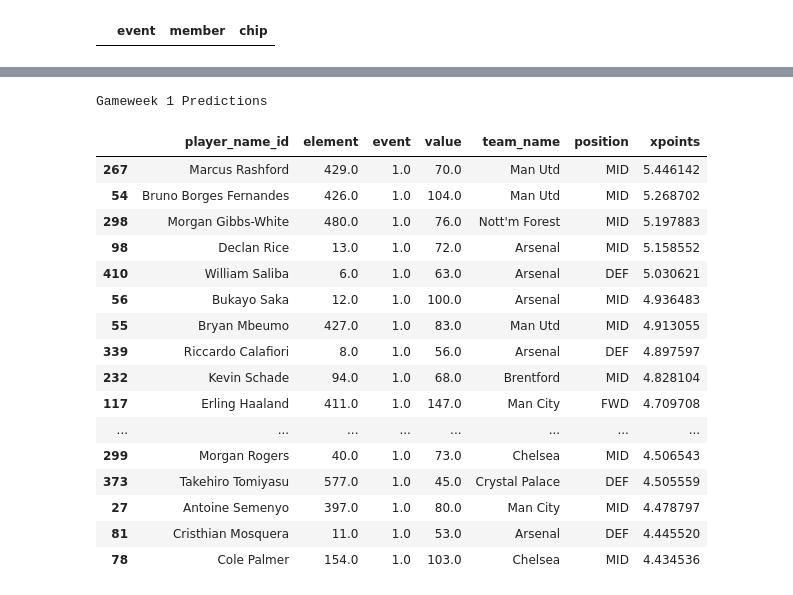
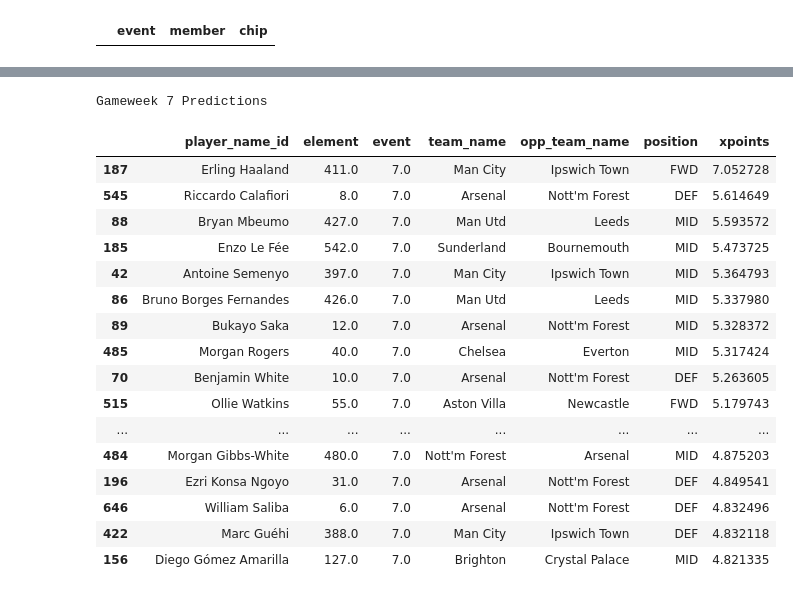
Before and after one commit to chrisimpacts/FPL-Points-Predictor, a Jupyter notebook: 2_FPL-Transform_Predict.ipynb, the cells around one changed output, grey strips where cells are left out. Cells and saved outputs as stored; diff of their text form; code cells hidden in the pictures.

```diff
--- a/2_FPL-Transform_Predict.ipynb
+++ b/2_FPL-Transform_Predict.ipynb
@@ -1027,8 +937,8 @@ Overdispersion ratio (Var/Mean): 1.000
 ✅ Poisson assumption looks reasonable.
 # %%
 #Create the data which the prediction data should be added to
-prediction_data = df[(df['season']==current_season)
-                     &(df['event']>=current_gw+1)]
+prediction_data = playergw_transformed[(playergw_transformed['season']==current_season)
+                     &(playergw_transformed['event']>=current_gw+1)]
 # %%
 def predict_target_vectorized(df, model_dict, col_name):
     preds = []
@@ -1310,9 +1174,10 @@ overperf_adjustments = build_player_adjustments(
     stat_pairs=[
         ('goals_scored',  'expected_goals',   'xg'),
         ('assists',       'expected_assists',  'xa')],
-    taper_k_90s=15.0, # 15 90s needed for 50% credibility (50% observed & 50% prior(1))
-    only_if_significant=True, # only adjust if p < 0.05
+    taper_k_90s=20.0, # 20 90s needed for 50% credibility (50% observed & 50% prior(1))
+    only_if_significant=True, # only adjust if p < alpha
     min_xstat=2.0, # need ≥2 cumulative xG/xA to run test
+    alpha=0.2,
 )
 
 print(f"Computed adjustments for {len(overperf_adjustments)} players")
@@ -1382,17 +1230,14 @@ See the caveats in the documentation: https://pandas.pydata.org/pandas-docs/stab
 import pandas as pd
 from scipy.stats import nbinom
 
-def calculate_negbinom_parameters(position_list, df):
+def calculate_dispersion_parameters(position_list, df):
 
     # 1. Calculate mean and variance
     filtered = (df['minutes'] > 0) & (df['defensive_contribution_per90'] > 0) & (df['defensive_contribution_per90'] < 40) & (df['position'].isin(position_list))
     mean = df[filtered]['defensive_contribution_per90'].mean()
     variance = df[filtered]['defensive_contribution_per90'].var()
-    # r = number of successes
-    r = (mean**2) / (variance - mean)
-    # p = success probability
-    p = r / (r + mean)
-    return r,p
+    dispersion = variance / mean if mean > 0 else 1.0
+    return dispersion
 # %%
 from scipy.stats import poisson
 import numpy as np
@@ -1550,6 +1393,7 @@ See the caveats in the documentation: https://pandas.pydata.org/pandas-docs/stab
 # %%
-predictions = prediction_data[['player_name_id', 'team_name','team_elo','element','position','opp_team_name','opp_team_elo', 'season', 'value', 'event','fixture',
-                       'mins_pred', 'xgp90_pred', 'xap90_pred', 'xgcp90_pred',
+predictions = prediction_data[['player_name_id', 'team_name','team_elo','element','position','opp_team_name',
+                        'opp_team_elo', 'team_attack_elo', 'opp_team_attack_elo', 'team_defence_elo', 'opp_team_defence_elo',
+                        'season', 'value', 'event','fixture','mins_pred', 'xgp90_pred', 'xap90_pred', 'xgcp90_pred',
                        'xpoints_mins', 'xpoints_goals', 'xpoints_assists', 'xg_overperf_factor', 'xa_overperf_factor','xpoints_clean_sheets','xpoints_shots_saved',
                        'xpoints_goals_conceded','xpoints_defcon','xpoints_bonus','xpoints']]
 fixture_predictions = predictions.copy()  # keep per-fixture detail
@@ -1566,6 +1410,10 @@ predictions_by_gw = predictions.groupby(
     team_elo=('team_elo', 'first'),
     opp_team_name=('opp_team_name', lambda x: '; '.join(x.dropna())), # concatenate opponent names for multiple fixtures
     opp_team_elo=('opp_team_elo', 'mean'),
+    team_attack_elo=('team_attack_elo', 'mean'),
+    opp_team_attack_elo=('opp_team_attack_elo', 'mean'),
+    team_defence_elo=('team_defence_elo', 'mean'),
+    opp_team_defence_elo=('opp_team_defence_elo', 'mean'),
     position=('position', 'first'),
     value=('value', 'first'),
     #count fixtures to identify DGWs
@@ -1588,6 +1436,6 @@ predictions_by_gw = predictions.groupby(
     xap90_pred=('xap90_pred', 'mean'),
     xgcp90_pred=('xgcp90_pred', 'mean'),
 )
-
+print("NAs in predictions_by_gw:")
 predictions_by_gw[predictions_by_gw['player_name_id'].isna()]
 # %% [output]
@@ -1767,27 +1824,27 @@ view
 # %%
 print(f"Gameweek {current_gw+1} Predictions")
 predictions_by_gw[
     predictions_by_gw['event']==current_gw+1
-].pivot_table(index=['player_name_id',"element",'event',"value","team_name","position"], values='xpoints', aggfunc='sum').reset_index().sort_values(by='xpoints', ascending=False).head(20)
+].pivot_table(index=['player_name_id',"element",'event',"team_name","opp_team_name","position"], values='xpoints', aggfunc='sum').reset_index().sort_values(by='xpoints', ascending=False).head(20)
 # %% [output]
-Gameweek 1 Predictions
+Gameweek 7 Predictions
-|  | player_name_id | element | event | value | team_name | position | xpoints |
-| 267 | Marcus Rashford | 429.0 | 1.0 | 70.0 | Man Utd | MID | 5.446142 |
-| 54 | Bruno Borges Fernandes | 426.0 | 1.0 | 104.0 | Man Utd | MID | 5.268702 |
-| 298 | Morgan Gibbs-White | 480.0 | 1.0 | 76.0 | Nott'm Forest | MID | 5.197883 |
-| 98 | Declan Rice | 13.0 | 1.0 | 72.0 | Arsenal | MID | 5.158552 |
-| 410 | William Saliba | 6.0 | 1.0 | 63.0 | Arsenal | DEF | 5.030621 |
-| 56 | Bukayo Saka | 12.0 | 1.0 | 100.0 | Arsenal | MID | 4.936483 |
-| 55 | Bryan Mbeumo | 427.0 | 1.0 | 83.0 | Man Utd | MID | 4.913055 |
-| 339 | Riccardo Calafiori | 8.0 | 1.0 | 56.0 | Arsenal | DEF | 4.897597 |
-| 232 | Kevin Schade | 94.0 | 1.0 | 68.0 | Brentford | MID | 4.828104 |
-| 117 | Erling Haaland | 411.0 | 1.0 | 147.0 | Man City | FWD | 4.709708 |
+|  | player_name_id | element | event | team_name | opp_team_name | position | xpoints |
+| 187 | Erling Haaland | 411.0 | 7.0 | Man City | Ipswich Town | FWD | 7.052728 |
+| 545 | Riccardo Calafiori | 8.0 | 7.0 | Arsenal | Nott'm Forest | DEF | 5.614649 |
+| 88 | Bryan Mbeumo | 427.0 | 7.0 | Man Utd | Leeds | MID | 5.593572 |
+| 185 | Enzo Le Fée | 542.0 | 7.0 | Sunderland | Bournemouth | MID | 5.473725 |
+| 42 | Antoine Semenyo | 397.0 | 7.0 | Man City | Ipswich Town | MID | 5.364793 |
+| 86 | Bruno Borges Fernandes | 426.0 | 7.0 | Man Utd | Leeds | MID | 5.337980 |
+| 89 | Bukayo Saka | 12.0 | 7.0 | Arsenal | Nott'm Forest | MID | 5.328372 |
+| 485 | Morgan Rogers | 40.0 | 7.0 | Chelsea | Everton | MID | 5.317424 |
+| 70 | Benjamin White | 10.0 | 7.0 | Arsenal | Nott'm Forest | DEF | 5.263605 |
+| 515 | Ollie Watkins | 55.0 | 7.0 | Aston Villa | Newcastle | FWD | 5.179743 |
 | ... | ... | ... | ... | ... | ... | ... | ... |
-| 299 | Morgan Rogers | 40.0 | 1.0 | 73.0 | Chelsea | MID | 4.506543 |
-| 373 | Takehiro Tomiyasu | 577.0 | 1.0 | 45.0 | Crystal Palace | DEF | 4.505559 |
-| 27 | Antoine Semenyo | 397.0 | 1.0 | 80.0 | Man City | MID | 4.478797 |
-| 81 | Cristhian Mosquera | 11.0 | 1.0 | 53.0 | Arsenal | DEF | 4.445520 |
-| 78 | Cole Palmer | 154.0 | 1.0 | 103.0 | Chelsea | MID | 4.434536 |
+| 484 | Morgan Gibbs-White | 480.0 | 7.0 | Nott'm Forest | Arsenal | MID | 4.875203 |
+| 196 | Ezri Konsa Ngoyo | 31.0 | 7.0 | Arsenal | Nott'm Forest | DEF | 4.849541 |
+| 646 | William Saliba | 6.0 | 7.0 | Arsenal | Nott'm Forest | DEF | 4.832496 |
+| 422 | Marc Guéhi | 388.0 | 7.0 | Man City | Ipswich Town | DEF | 4.832118 |
+| 156 | Diego Gómez Amarilla | 127.0 | 7.0 | Brighton | Crystal Palace | MID | 4.821335 |
 # %%
 print(f"Next 5 GWs: GW{current_gw+1} - GW{current_gw+5}")
 next_5_gws_filter = (predictions_by_gw['event']>=current_gw)&(predictions_by_gw['event']<=current_gw+5)
```
Also changed, not shown: parts of 53 cells of this notebook, 17 other files.
